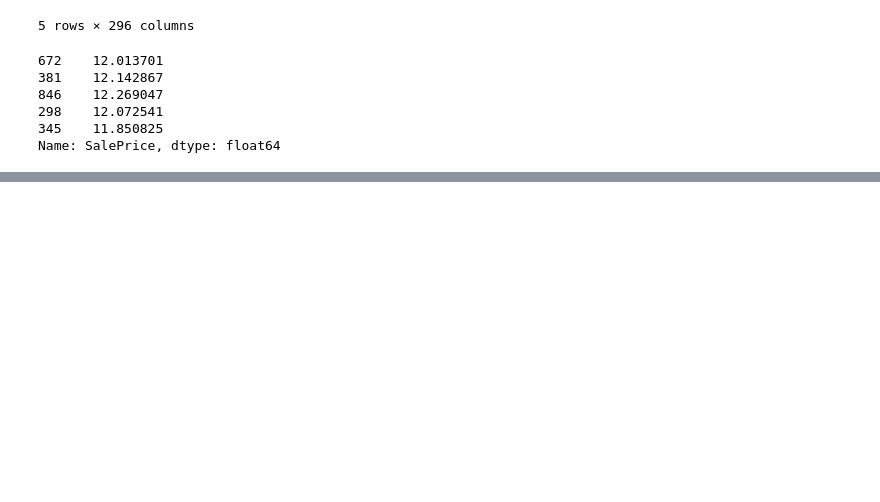
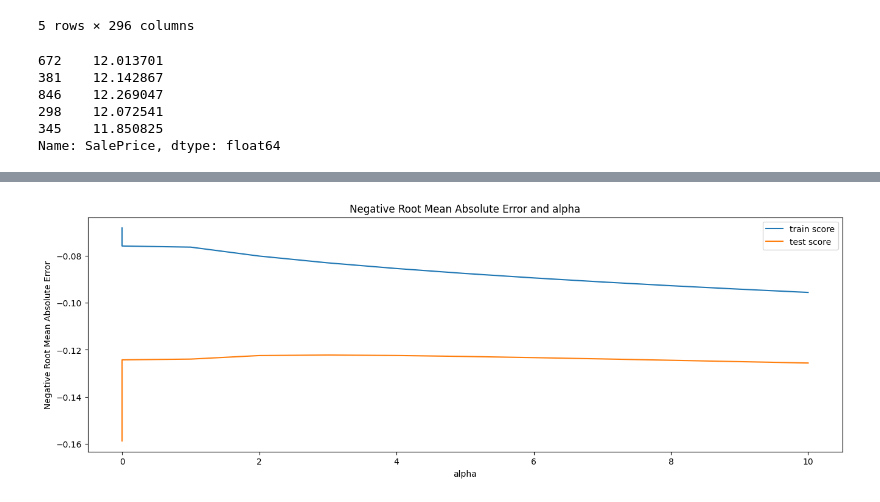
Before and after one commit to ranpariyachetan/advancedregression-assignment, a Jupyter notebook: House_Price_Assignment.ipynb, the cells around one changed output, grey strips where cells are left out. Saved outputs shown, nothing was run; the diff lists cells and outputs as text; code cells hidden in the pictures; blank space fills up the shorter version.

Commit message:
Build Ridge Model.

```diff
--- a/House_Price_Assignment.ipynb
+++ b/House_Price_Assignment.ipynb
@@ -591,0 +596,15 @@ Name: SalePrice, dtype: float64
+# %%
+params = {'alpha': [0.0001, 0.001, 0.01, 0.05, 0.1, 0.2, 0.3, 0.4, 0.5, 0.6, 0.7, 0.8, 0.9, 1.0, 2.0, 3.0, 4.0, 5.0, 6.0, 7.0, 8.0, 9.0, 10.0]}
+# %%
+ridge_model = Ridge()
+
+folds = 5
+
+ridge_cv = GridSearchCV(estimator=ridge_model,
+                        param_grid=params,
+                        cv=folds,
+                        scoring='neg_root_mean_squared_error',
+                        return_train_score=True,
+                        verbose=1)
+
+ridge_cv.fit(X_train, y_train)
@@ -591,0 +625,3 @@ Name: SalePrice, dtype: float64
+# %%
+ridge_cv_results = pd.DataFrame(ridge_cv.cv_results_)
+ridge_cv_results
@@ -591,0 +647,15 @@ Name: SalePrice, dtype: float64
+# %%
+# plotting mean test and train scoes with alpha
+ridge_cv_results['param_alpha'] = ridge_cv_results['param_alpha'].astype('int32')
+plt.figure(figsize=(16,5))
+
+# plotting
+plt.plot(ridge_cv_results['param_alpha'], ridge_cv_results['mean_train_score'])
+plt.plot(ridge_cv_results['param_alpha'], ridge_cv_results['mean_test_score'])
+plt.xlabel('alpha')
+plt.ylabel('Negative Root Mean Absolute Error')
+plt.title("Negative Root Mean Absolute Error and alpha")
+plt.legend(['train score', 'test score'], loc='upper right')
+plt.show()
+# %% [output]
+[figure, added]
```
Also changed, not shown: parts of 8 cells of this notebook.
